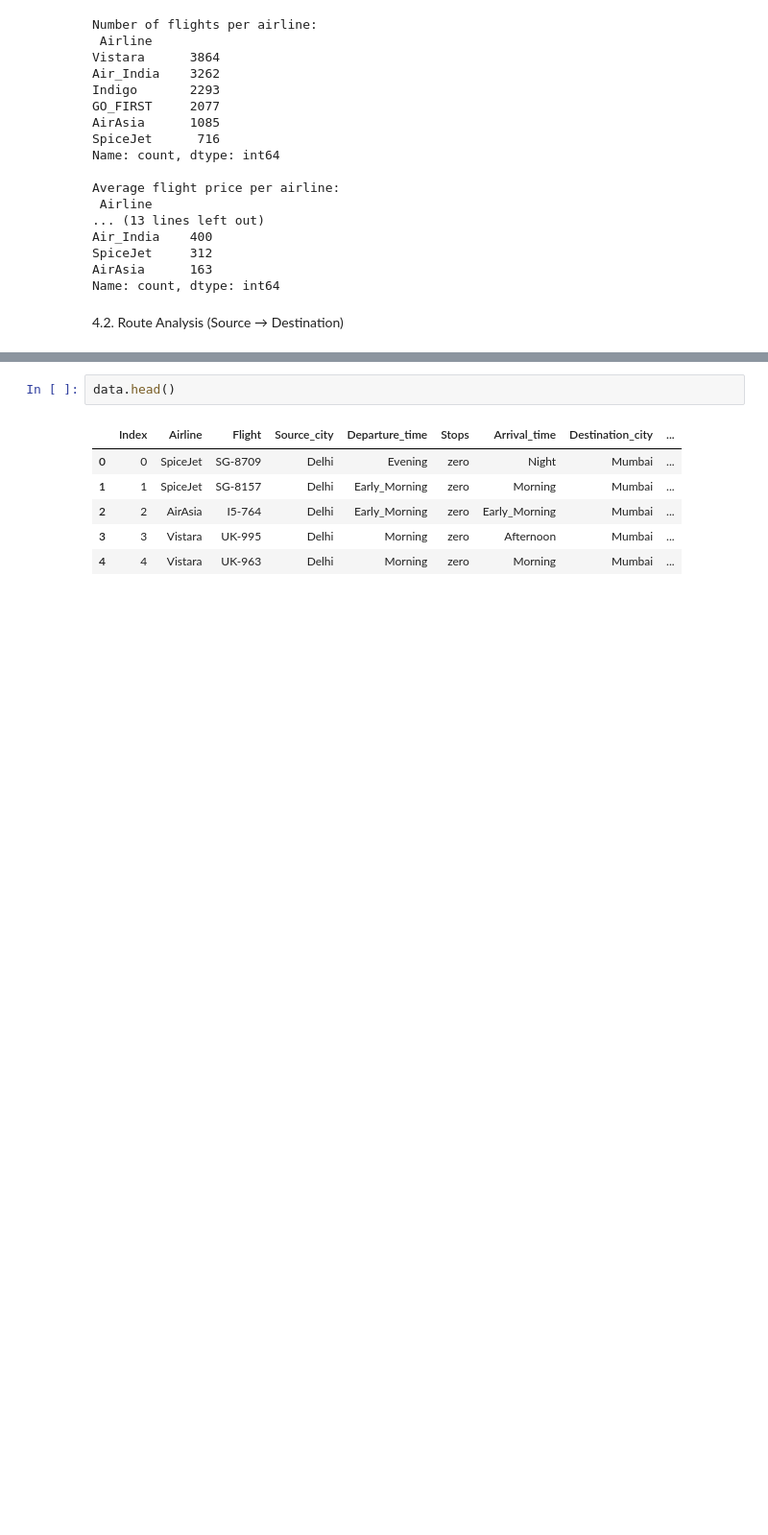
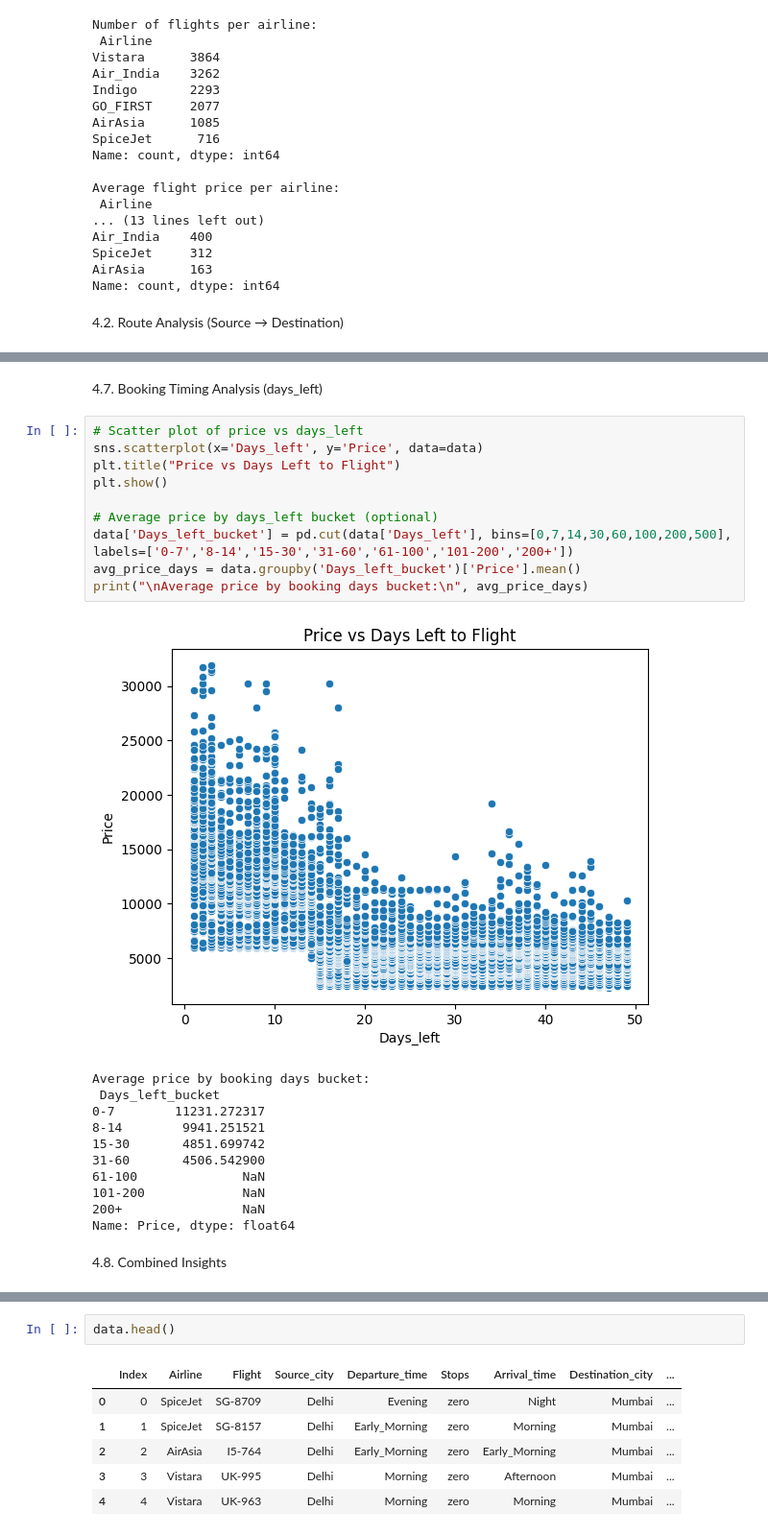
Before and after one commit to nandu26m/data-analytics-projects, a Jupyter notebook: airlines-data-analysis-project/airlines-data-analysis-project.ipynb, the cells around one changed output, grey strips where cells are left out. Shown at 96% size. Saved outputs shown, nothing was run; the diff lists cells and outputs as text; blank space fills up the shorter version.

```diff
--- a/airlines-data-analysis-project/airlines-data-analysis-project.ipynb
+++ b/airlines-data-analysis-project/airlines-data-analysis-project.ipynb
@@ -410,0 +476,26 @@ Name: Price, dtype: float64
+# %% [markdown]
+4.7. Booking Timing Analysis (days_left)
+# %%
+# Scatter plot of price vs days_left
+sns.scatterplot(x='Days_left', y='Price', data=data)
+plt.title("Price vs Days Left to Flight")
+plt.show()
+
+# Average price by days_left bucket (optional)
+data['Days_left_bucket'] = pd.cut(data['Days_left'], bins=[0,7,14,30,60,100,200,500], labels=['0-7','8-14','15-30','31-60','61-100','101-200','200+'])
+avg_price_days = data.groupby('Days_left_bucket')['Price'].mean()
+print("\nAverage price by booking days bucket:\n", avg_price_days)
+# %% [output]
+[figure, added]
+Average price by booking days bucket:
+ Days_left_bucket
+0-7        11231.272317
+8-14        9941.251521
+15-30       4851.699742
+31-60       4506.542900
+61-100              NaN
+101-200             NaN
+200+                NaN
+Name: Price, dtype: float64
+# %% [markdown]
+4.8. Combined Insights
```
Also changed, not shown: parts of 10 cells of this notebook.
